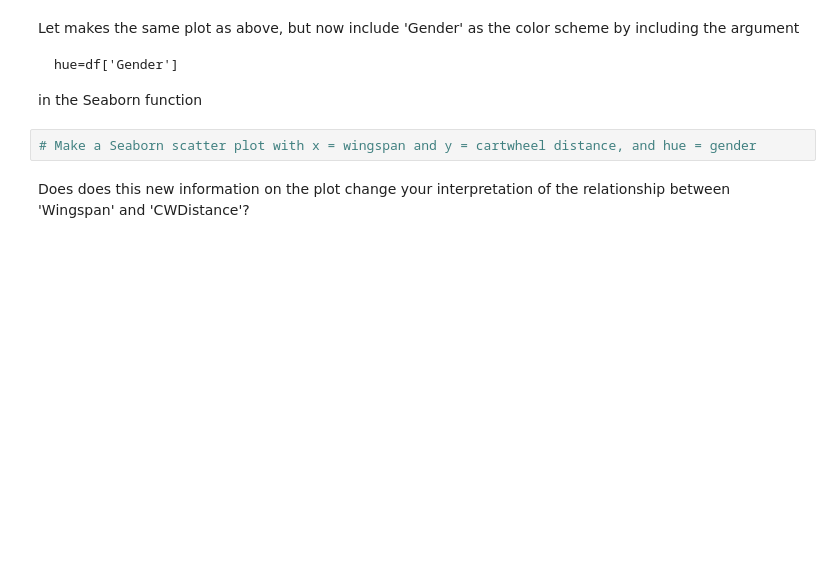
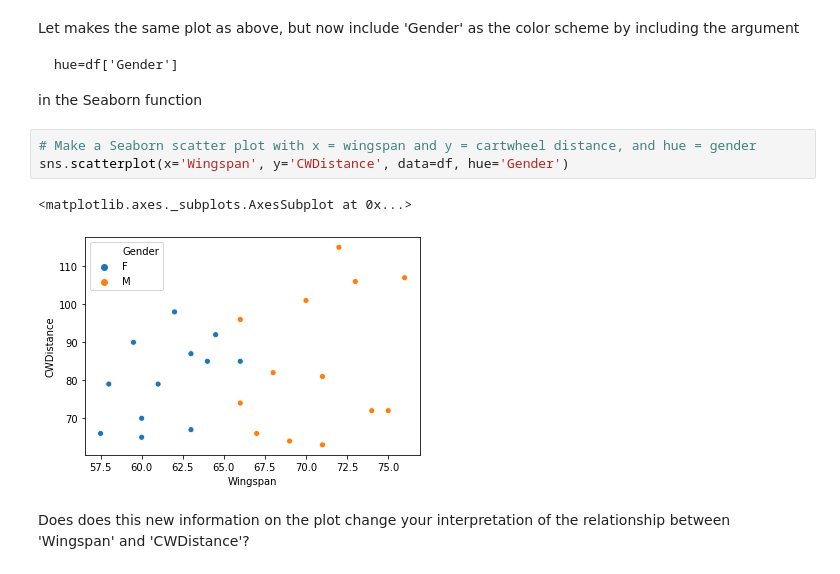
Before and after one commit to jrreda/University-of-Michigan, a Jupyter notebook: STATISTICS WITH PYTHON/1-Understanding and Visualizing Data with Python/Week 3/w3_assessment.ipynb, the cells around one changed output. Cells and saved outputs as stored; diff of their text form; blank space fills up the shorter version.

```diff
--- a/STATISTICS WITH PYTHON/1-Understanding and Visualizing Data with Python/Week 3/w3_assessment.ipynb
+++ b/STATISTICS WITH PYTHON/1-Understanding and Visualizing Data with Python/Week 3/w3_assessment.ipynb
@@ -52,6 +69,10 @@ hue=df['Gender']
 in the Seaborn function
 # %%
 # Make a Seaborn scatter plot with x = wingspan and y = cartwheel distance, and hue = gender
+sns.scatterplot(x='Wingspan', y='CWDistance', data=df, hue='Gender')
+# %% [output]
+<matplotlib.axes._subplots.AxesSubplot at 0x...>
+[figure, added]
 # %% [markdown]
 Does does this new information on the plot change your interpretation of the relationship between 'Wingspan' and 'CWDistance'?
 # %% [markdown]
```
Also changed, not shown: parts of 6 cells of this notebook.
